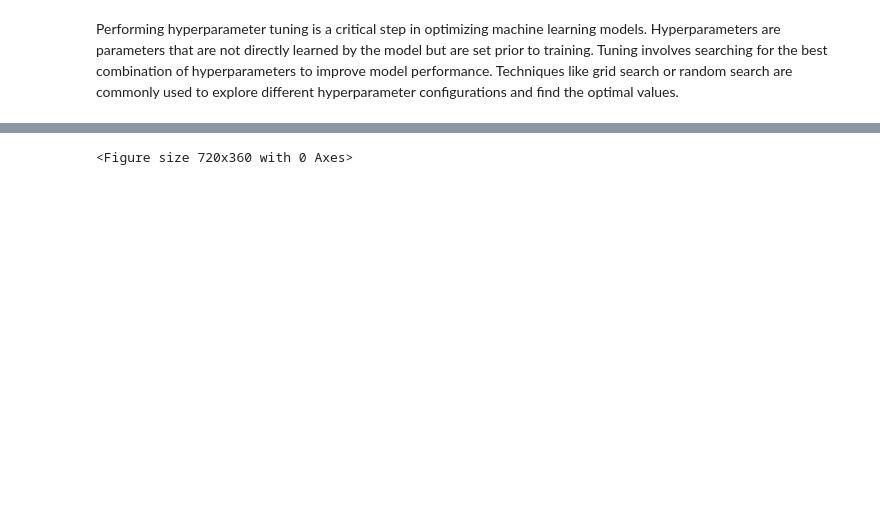
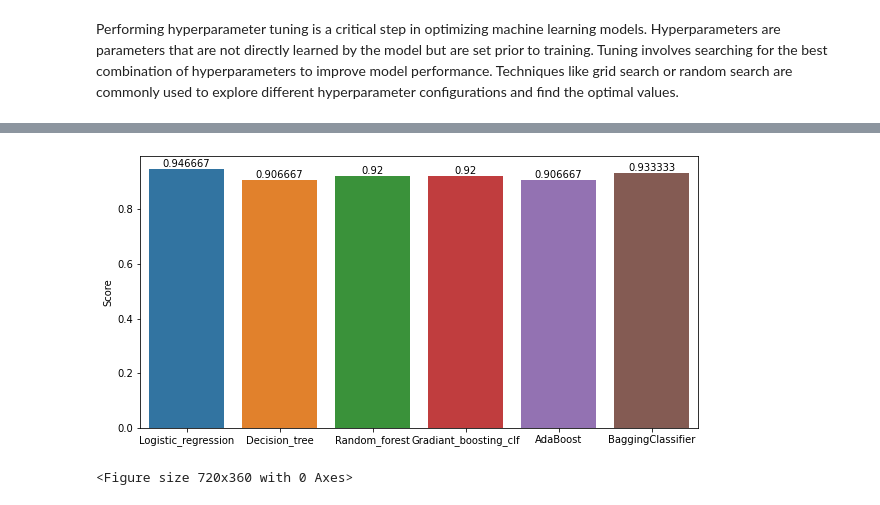
Before and after one commit to Kirat6098/PracRepo, a Jupyter notebook: Logistic_regression/logis.ipynb, the cells around one changed output, grey strips where cells are left out. Saved outputs shown, nothing was run; the diff lists cells and outputs as text; code cells hidden in the pictures; blank space fills up the shorter version.

```diff
--- a/Logistic_regression/logis.ipynb
+++ b/Logistic_regression/logis.ipynb
@@ -207 +224,4 @@ The max_iter was reached which means the coef_ did not converge
  0.89333333        nan        nan        nan        nan        nan]
+# %%
+for i in best_model_params:
+    print(i)
@@ -220 +248,8 @@ tuned_model
+# %%
+plt.figure(figsize=(10,5))
+ax=sns.barplot(data=tuned_model,x=tuned_model.index,y='Score')
+for i in ax.containers:
+    ax.bar_label(i,)
+# %% [output]
+[figure, added]
 # %%
```
Also changed, not shown: parts of 10 cells of this notebook.
